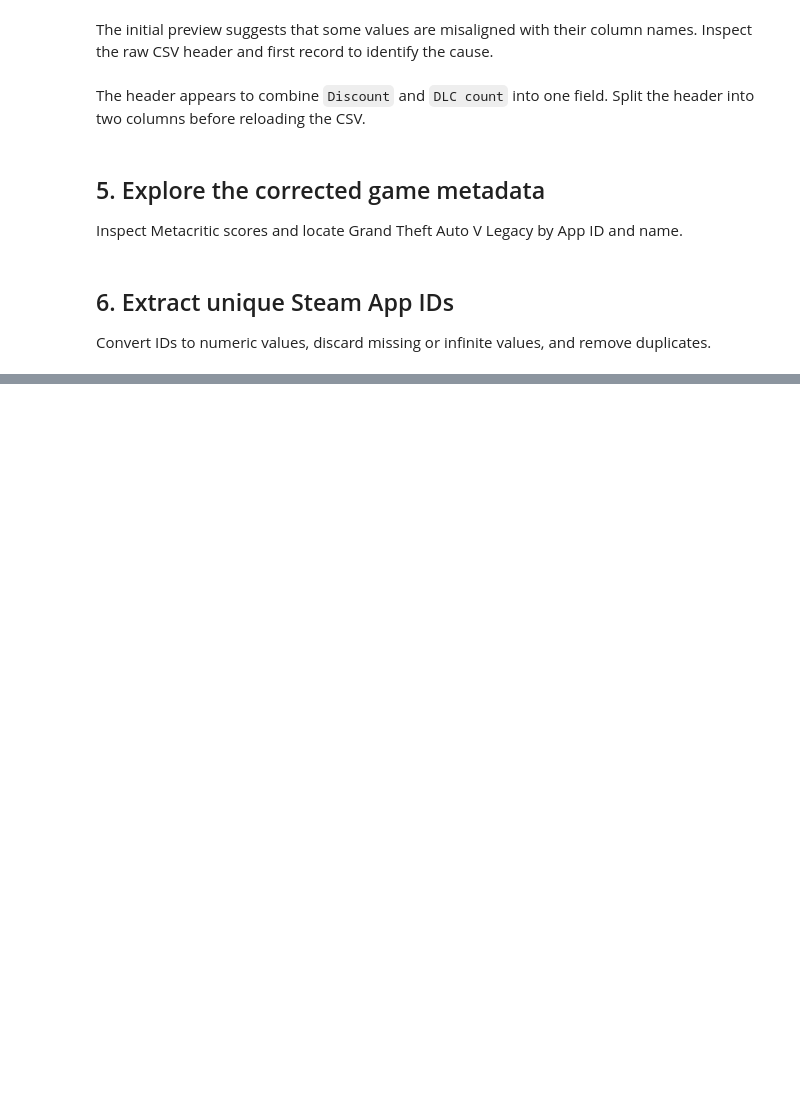
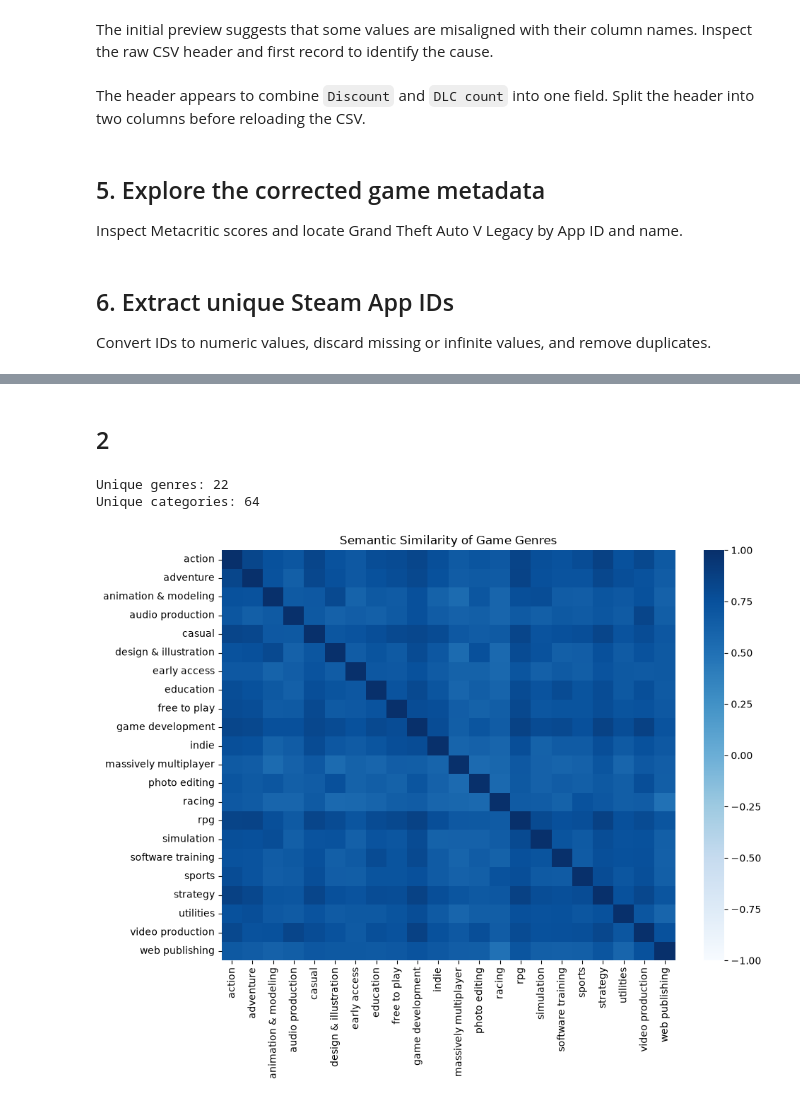
Before and after one commit to jhwang00/csp571-project-video_game_retention, a Jupyter notebook: notebooks/01_explore_csv_datasets.ipynb, the cells around one changed output, grey strips where cells are left out. Cells and saved outputs as stored; diff of their text form; code cells hidden in the pictures; blank space fills up the shorter version.

Commit message:
trying stuff for genre and catagory

```diff
--- a/notebooks/01_explore_csv_datasets.ipynb
+++ b/notebooks/01_explore_csv_datasets.ipynb
@@ -109,0 +247,2 @@ len(fronkon_ids)
+# %% [markdown]
+## 2
@@ -109,0 +262,4 @@ len(fronkon_ids)
+# %%
+df = pd.read_csv(
+    f"{PROJECT_ROOT}/data/processed/steamidx_games.csv"
+)
@@ -109,0 +294,59 @@ len(fronkon_ids)
+# %%
+genres = sorted(
+    df["Genres_Clean"]
+    .explode()
+    .dropna()
+    .unique()
+)
+
+categories = sorted(
+    df["Categories_Clean"]
+    .explode()
+    .dropna()
+    .unique()
+)
+
+print("Unique genres:", len(genres))
+print("Unique categories:", len(categories))
+# %% [output]
+Unique genres: 22
+Unique categories: 64
+# %%
+model = SentenceTransformer("all-MiniLM-L6-v2")
+
+genre_embeddings = model.encode(
+    [f"Video game genre: {term}" for term in genres],
+    normalize_embeddings=True
+)
+
+category_embeddings = model.encode(
+    [f"Video game feature: {term}" for term in categories],
+    normalize_embeddings=True
+)
+# %%
+genre_similarity = pd.DataFrame(
+    cosine_similarity(genre_embeddings),
+    index=genres,
+    columns=genres
+)
+
+category_similarity = pd.DataFrame(
+    cosine_similarity(category_embeddings),
+    index=categories,
+    columns=categories
+)
+# %%
+plt.figure(figsize=(10, 8))
+
+sns.heatmap(
+    genre_similarity,
+    cmap="Blues",
+    vmin=-1,
+    vmax=1
+)
+
+plt.title("Semantic Similarity of Game Genres")
+plt.tight_layout()
+plt.show()
+# %% [output]
+[figure, added]
```
Also changed, not shown: parts of 23 cells of this notebook.
